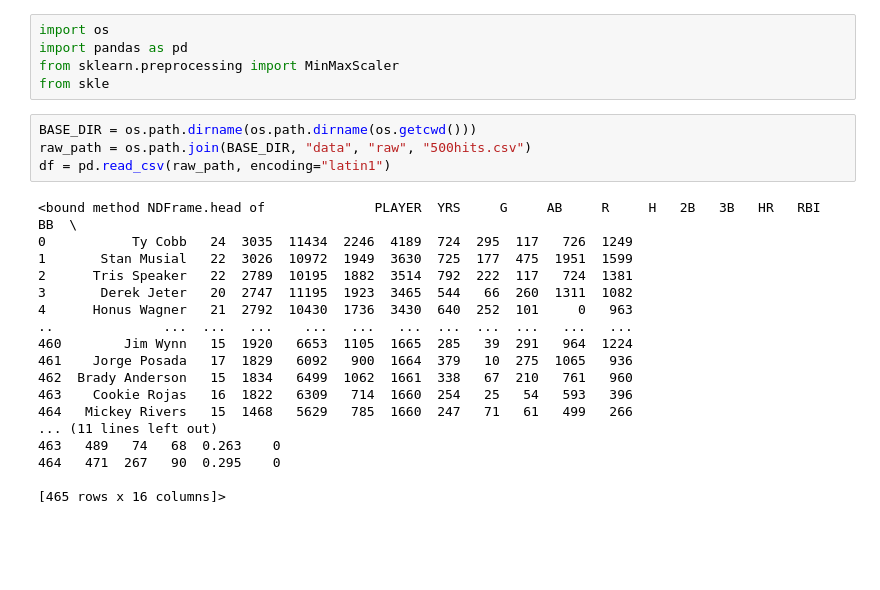
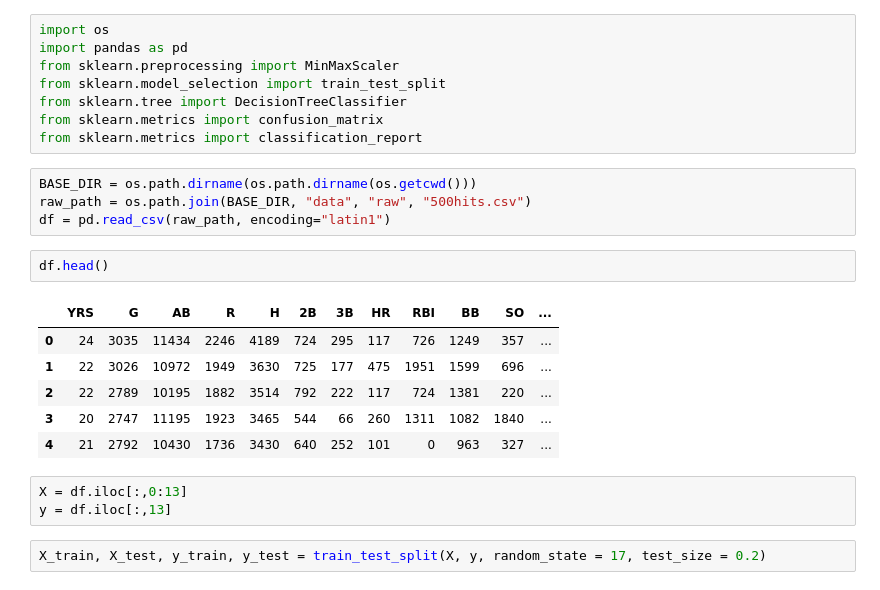
Before and after one commit to GurmaanSidhu/machine-learning-predictive-models, a Jupyter notebook: eperiments/decision-tree/decision-tree-project-1.ipynb, the cells around one changed output. Cells and saved outputs as stored; diff of their text form; blank space fills up the shorter version.

```diff
--- a/eperiments/decision-tree/decision-tree-project-1.ipynb
+++ b/eperiments/decision-tree/decision-tree-project-1.ipynb
@@ -2,27 +2,25 @@
 import os
 import pandas as pd
 from sklearn.preprocessing import MinMaxScaler
-from skle
+from sklearn.model_selection import train_test_split
+from sklearn.tree import DecisionTreeClassifier
+from sklearn.metrics import confusion_matrix
+from sklearn.metrics import classification_report
 # %%
 BASE_DIR = os.path.dirname(os.path.dirname(os.getcwd()))
 raw_path = os.path.join(BASE_DIR, "data", "raw", "500hits.csv")
 df = pd.read_csv(raw_path, encoding="latin1")
 # %%
+df.head()
 # %% [output]
-<bound method NDFrame.head of              PLAYER  YRS     G     AB     R     H   2B   3B   HR   RBI    BB  \
-0           Ty Cobb   24  3035  11434  2246  4189  724  295  117   726  1249
-1       Stan Musial   22  3026  10972  1949  3630  725  177  475  1951  1599
-2      Tris Speaker   22  2789  10195  1882  3514  792  222  117   724  1381
-3       Derek Jeter   20  2747  11195  1923  3465  544   66  260  1311  1082
-4      Honus Wagner   21  2792  10430  1736  3430  640  252  101     0   963
-..              ...  ...   ...    ...   ...   ...  ...  ...  ...   ...   ...
-460        Jim Wynn   15  1920   6653  1105  1665  285   39  291   964  1224
-461    Jorge Posada   17  1829   6092   900  1664  379   10  275  1065   936
-462  Brady Anderson   15  1834   6499  1062  1661  338   67  210   761   960
-463    Cookie Rojas   16  1822   6309   714  1660  254   25   54   593   396
-464   Mickey Rivers   15  1468   5629   785  1660  247   71   61   499   266
-... (11 lines left out)
-463   489   74   68  0.263    0
-464   471  267   90  0.295    0
-
-[465 rows x 16 columns]>
+|  | YRS | G | AB | R | H | 2B | 3B | HR | RBI | BB | SO | ... |
+| 0 | 24 | 3035 | 11434 | 2246 | 4189 | 724 | 295 | 117 | 726 | 1249 | 357 | ... |
+| 1 | 22 | 3026 | 10972 | 1949 | 3630 | 725 | 177 | 475 | 1951 | 1599 | 696 | ... |
+| 2 | 22 | 2789 | 10195 | 1882 | 3514 | 792 | 222 | 117 | 724 | 1381 | 220 | ... |
+| 3 | 20 | 2747 | 11195 | 1923 | 3465 | 544 | 66 | 260 | 1311 | 1082 | 1840 | ... |
+| 4 | 21 | 2792 | 10430 | 1736 | 3430 | 640 | 252 | 101 | 0 | 963 | 327 | ... |
+# %%
+X = df.iloc[:,0:13]
+y = df.iloc[:,13]
+# %%
+X_train, X_test, y_train, y_test = train_test_split(X, y, random_state = 17, test_size = 0.2)
```
Also changed, not shown: parts of 10 cells of this notebook.
